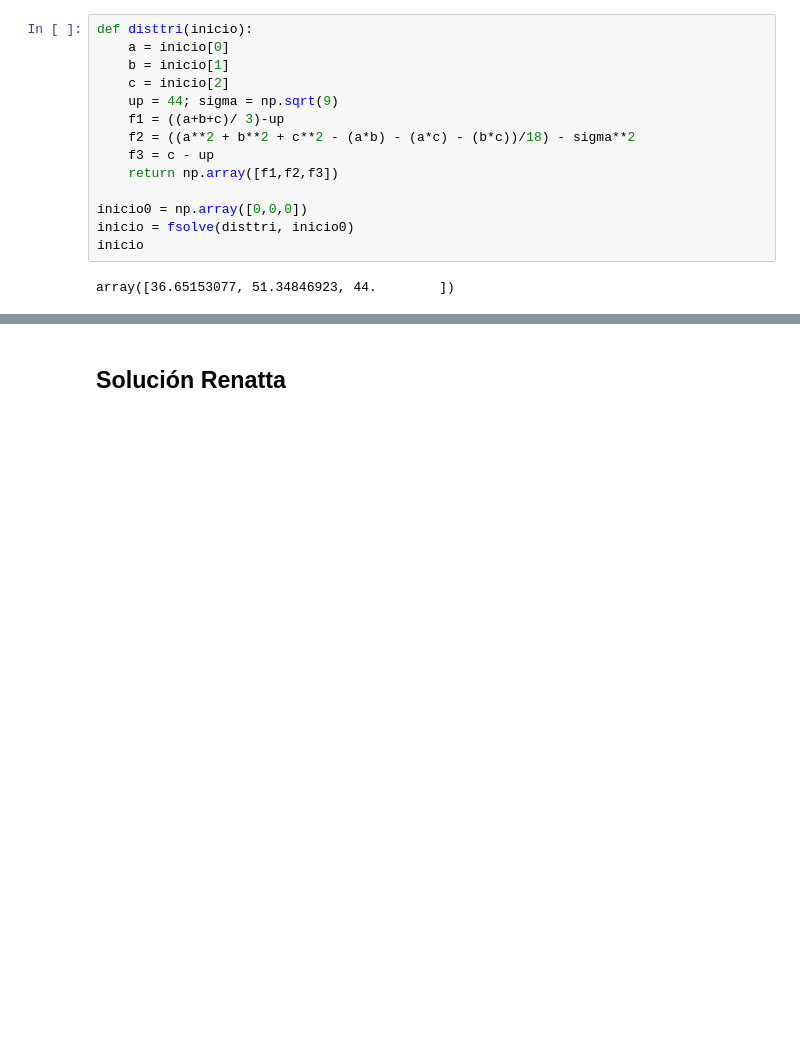
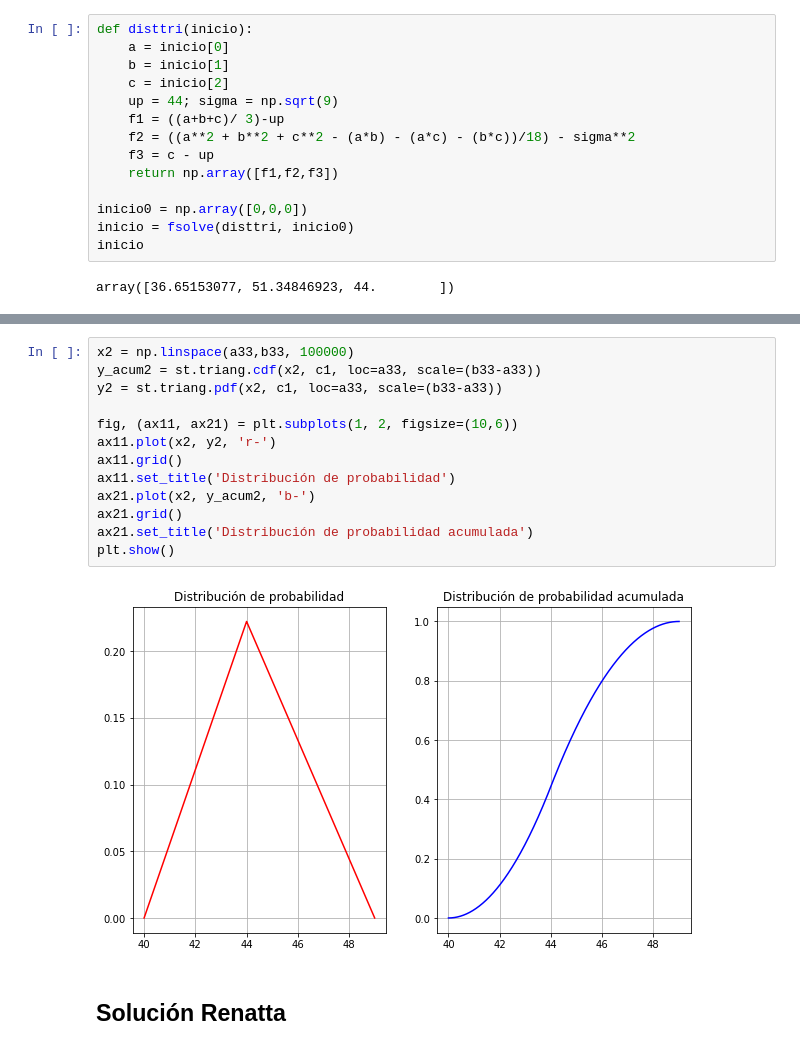
Before and after one commit to renattaGS/Tareas_simproc_aguirre_garcia, a Jupyter notebook: Tarea5_AguirreJ_GarciaR.ipynb, the cells around one changed output, grey strips where cells are left out. Saved outputs shown, nothing was run; the diff lists cells and outputs as text; blank space fills up the shorter version.

```diff
--- a/Tarea5_AguirreJ_GarciaR.ipynb
+++ b/Tarea5_AguirreJ_GarciaR.ipynb
@@ -155,2 +165,17 @@ plt.show()
+# %%
+x2 = np.linspace(a33,b33, 100000)
+y_acum2 = st.triang.cdf(x2, c1, loc=a33, scale=(b33-a33))
+y2 = st.triang.pdf(x2, c1, loc=a33, scale=(b33-a33))
+
+fig, (ax11, ax21) = plt.subplots(1, 2, figsize=(10,6))
+ax11.plot(x2, y2, 'r-')
+ax11.grid()
+ax11.set_title('Distribución de probabilidad')
+ax21.plot(x2, y_acum2, 'b-')
+ax21.grid()
+ax21.set_title('Distribución de probabilidad acumulada')
+plt.show()
+# %% [output]
+[figure, added]
 # %% [markdown]
 ## Solución Renatta
```
Also changed, not shown: parts of 5 cells of this notebook.
